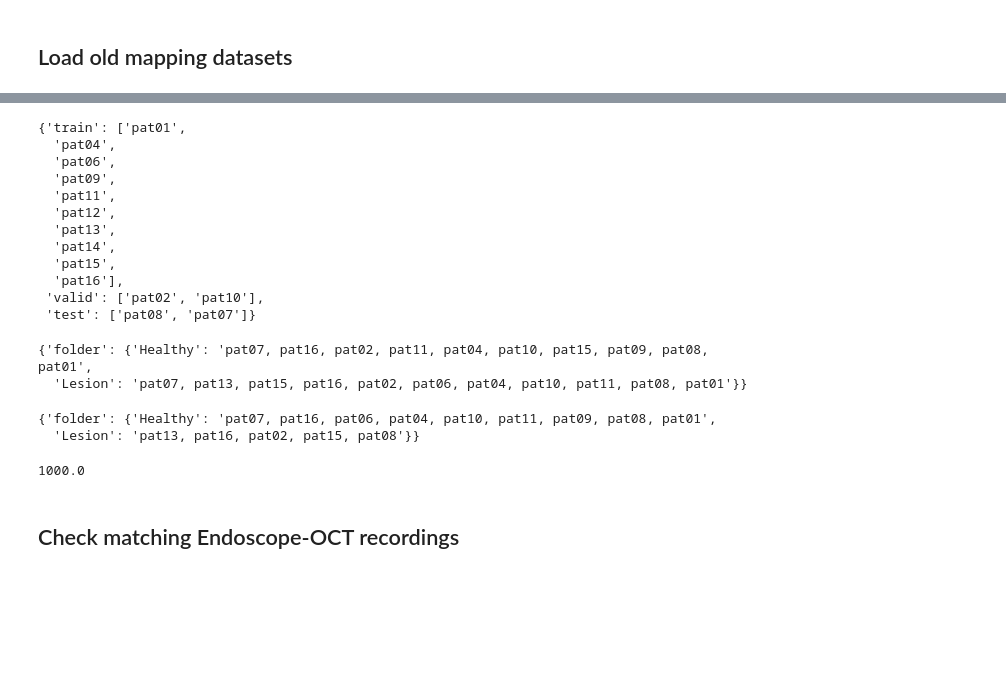
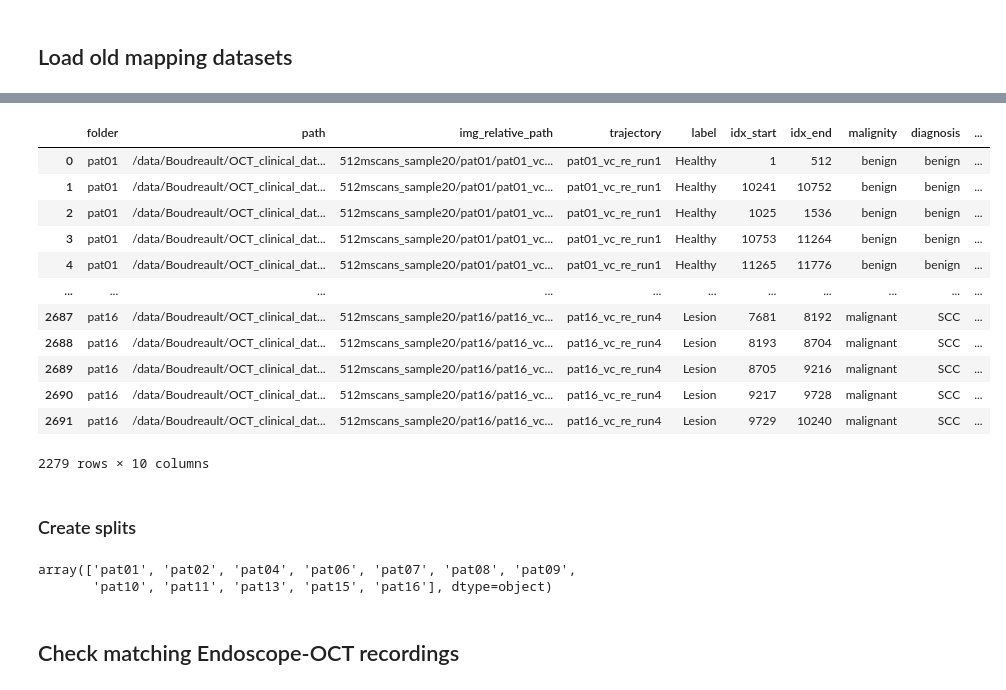
Before and after one commit to AnaJade/OCT_classification, a Jupyter notebook: clinical_labels.ipynb, the cells around one changed output, grey strips where cells are left out. Drawn from its saved outputs; the diff is of its cells as text; code cells hidden in the pictures; blank space fills up the shorter version.

```diff
--- a/clinical_labels.ipynb
+++ b/clinical_labels.ipynb
@@ -253,0 +167,11 @@ histo_results[histo_results['pat_id'] == 'pat08']
+# %%
+# Save as csv
+# Fill new labels with old ones
+cli_jpg_file_info = cli_imgs.replace('', np.nan).copy()
+cli_jpg_file_info['label_new'] = cli_jpg_file_info['label_new'].fillna(cli_jpg_file_info['label_old'])
+cli_jpg_file_info = cli_jpg_file_info.dropna(subset=['label_new'])
+cli_jpg_file_info = cli_jpg_file_info.drop(columns=['label_old'])
+cli_jpg_file_info = cli_jpg_file_info.rename(columns={'label_new': 'label'})
+cli_jpg_file_info = cli_jpg_file_info[['folder', 'path', 'img_relative_path', 'trajectory', 'label', 'idx_start', 'idx_end', 'malignity', 'diagnosis']]
+cli_jpg_file_info.to_csv('data_prep/clinical_jpg_files_info_new.csv', index=False)
+cli_jpg_file_info
@@ -254,29 +192,14 @@ histo_results[histo_results['pat_id'] == 'pat08']
 # %%
-pat_split
+# Redefine new split
+train_areas = ['pat01', 'pat04', 'pat06', 'pat09', 'pat11', 'pat13', 'pat15', 'pat16']
+valid_areas = ["pat02", "pat10"]
+test_areas = ["pat07", "pat08"]
+pat_split = {'train': train_areas,
+                'valid': valid_areas,
+                'test': test_areas}
-# %% [output]
-{'train': ['pat01',
-  'pat04',
-  'pat06',
-  'pat09',
-  'pat11',
-  'pat12',
-  'pat13',
-  'pat14',
-  'pat15',
-  'pat16'],
- 'valid': ['pat02', 'pat10'],
- 'test': ['pat08', 'pat07']}
-# %%
-old_labels.groupby('label').agg({'folder': lambda x: ', '.join(set(x))}).to_dict()
-# %% [output]
-{'folder': {'Healthy': 'pat07, pat16, pat02, pat11, pat04, pat10, pat15, pat09, pat08, pat01',
-  'Lesion': 'pat07, pat13, pat15, pat16, pat02, pat06, pat04, pat10, pat11, pat08, pat01'}}
-# %%
-lbl_comp.groupby('label_new').agg({'folder': lambda x: ', '.join(set(x))}).to_dict()
-# %% [output]
-{'folder': {'Healthy': 'pat07, pat16, pat06, pat04, pat10, pat11, pat09, pat08, pat01',
-  'Lesion': 'pat13, pat16, pat02, pat15, pat08'}}
-# %%
-1/1e-3
-# %% [output]
-1000.0
+# %%
+# Add split info
+cli_split_df = cli_jpg_file_info.copy()
+cli_split_df['subset'] = ''
+for s, ps in pat_split.items():
+    cli_split_df.loc[cli_split_df['folder'].isin(ps), 'subset'] = s
@@ -282,0 +212,23 @@ lbl_comp.groupby('label_new').agg({'folder': lambda x: ', '.join(set(x))}).to_di
+# %%
+cli_split_df
+# %% [output]
+|  | folder | path | img_relative_path | trajectory | label | idx_start | idx_end | malignity | diagnosis | ... |
+| 0 | pat01 | /data/Boudreault/OCT_clinical_dat... | 512mscans_sample20/pat01/pat01_vc... | pat01_vc_re_run1 | Healthy | 1 | 512 | benign | benign | ... |
+| 1 | pat01 | /data/Boudreault/OCT_clinical_dat... | 512mscans_sample20/pat01/pat01_vc... | pat01_vc_re_run1 | Healthy | 10241 | 10752 | benign | benign | ... |
+| 2 | pat01 | /data/Boudreault/OCT_clinical_dat... | 512mscans_sample20/pat01/pat01_vc... | pat01_vc_re_run1 | Healthy | 1025 | 1536 | benign | benign | ... |
+| 3 | pat01 | /data/Boudreault/OCT_clinical_dat... | 512mscans_sample20/pat01/pat01_vc... | pat01_vc_re_run1 | Healthy | 10753 | 11264 | benign | benign | ... |
+| 4 | pat01 | /data/Boudreault/OCT_clinical_dat... | 512mscans_sample20/pat01/pat01_vc... | pat01_vc_re_run1 | Healthy | 11265 | 11776 | benign | benign | ... |
+| ... | ... | ... | ... | ... | ... | ... | ... | ... | ... | ... |
+| 2687 | pat16 | /data/Boudreault/OCT_clinical_dat... | 512mscans_sample20/pat16/pat16_vc... | pat16_vc_re_run4 | Lesion | 7681 | 8192 | malignant | SCC | ... |
+| 2688 | pat16 | /data/Boudreault/OCT_clinical_dat... | 512mscans_sample20/pat16/pat16_vc... | pat16_vc_re_run4 | Lesion | 8193 | 8704 | malignant | SCC | ... |
+| 2689 | pat16 | /data/Boudreault/OCT_clinical_dat... | 512mscans_sample20/pat16/pat16_vc... | pat16_vc_re_run4 | Lesion | 8705 | 9216 | malignant | SCC | ... |
+| 2690 | pat16 | /data/Boudreault/OCT_clinical_dat... | 512mscans_sample20/pat16/pat16_vc... | pat16_vc_re_run4 | Lesion | 9217 | 9728 | malignant | SCC | ... |
+| 2691 | pat16 | /data/Boudreault/OCT_clinical_dat... | 512mscans_sample20/pat16/pat16_vc... | pat16_vc_re_run4 | Lesion | 9729 | 10240 | malignant | SCC | ... |
+2279 rows × 10 columns
+# %% [markdown]
+### Create splits
+# %%
+cli_split_df['folder'].unique()
+# %% [output]
+array(['pat01', 'pat02', 'pat04', 'pat06', 'pat07', 'pat08', 'pat09',
+       'pat10', 'pat11', 'pat13', 'pat15', 'pat16'], dtype=object)
```
Also changed, not shown: parts of 25 cells of this notebook, 6 other files.
